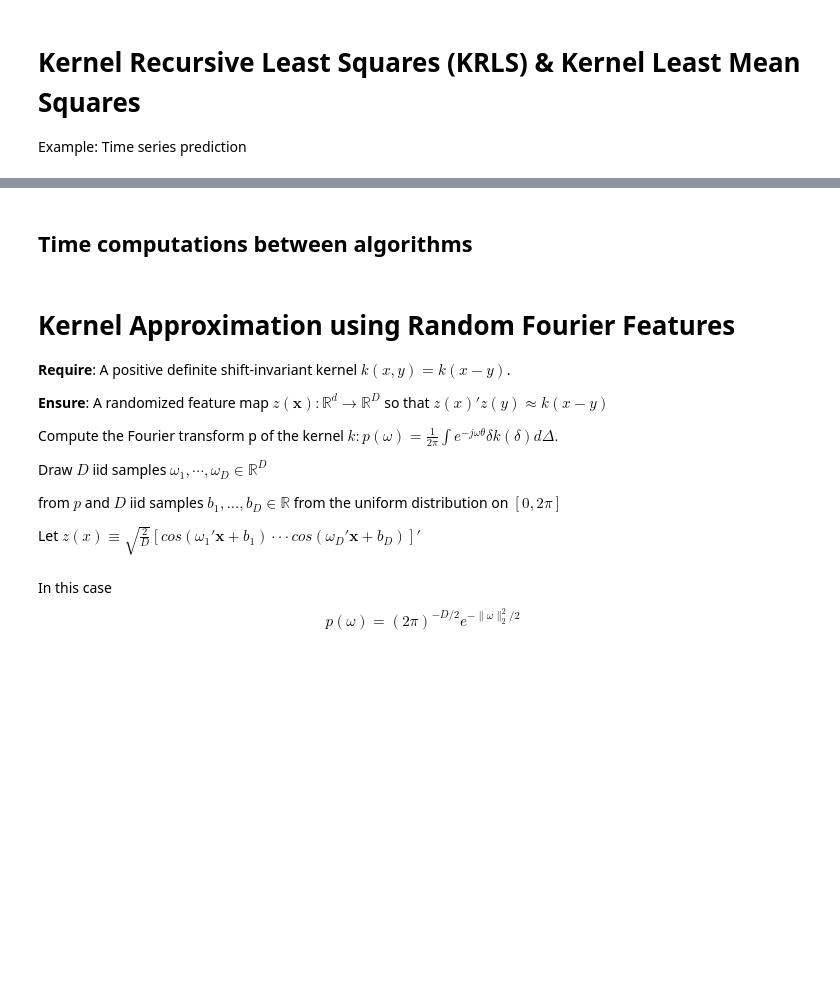
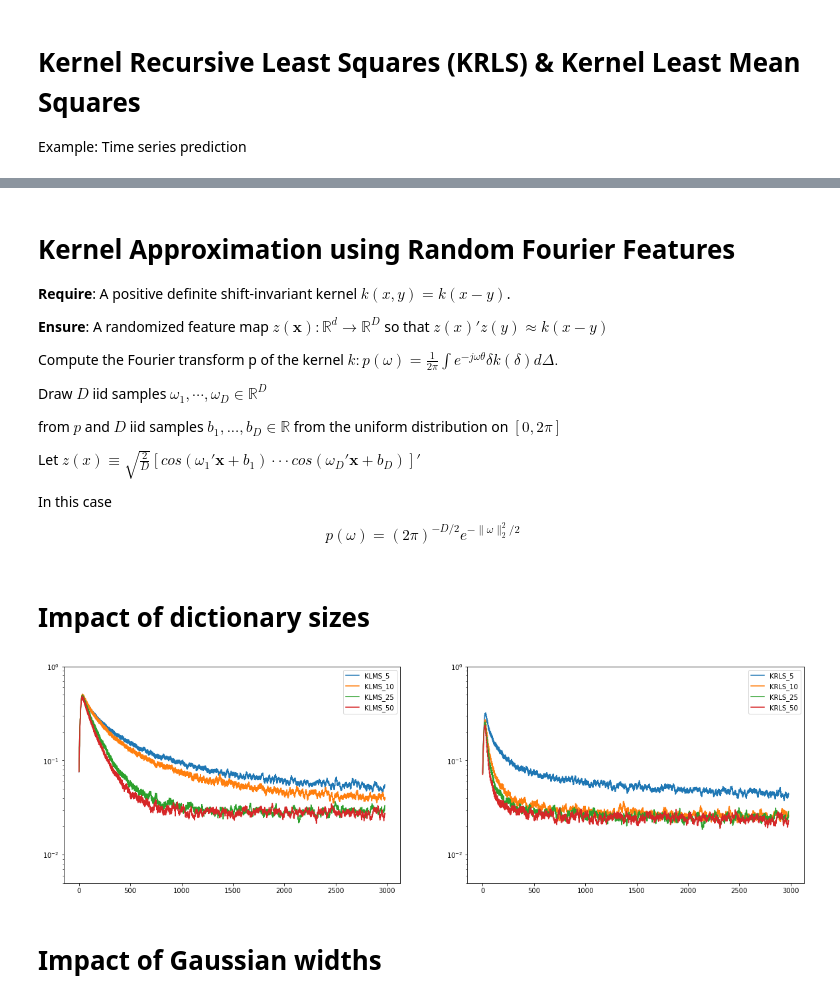
Before and after one commit to cjfelixx/machine-learning-graduate-research, a Jupyter notebook: KernelLeastSquares/kernelLeastSquares.ipynb, the cells around one changed output, grey strips where cells are left out. Saved outputs shown, nothing was run; the diff lists cells and outputs as text; code cells hidden in the pictures; blank space fills up the shorter version.

Commit message:
added data visuals

```diff
--- a/KernelLeastSquares/kernelLeastSquares.ipynb
+++ b/KernelLeastSquares/kernelLeastSquares.ipynb
@@ -105,5 +83,3 @@ plt.show()
-# %% [markdown]
-## Time computations between algorithms
 # %% [markdown]
 # Kernel Approximation using Random Fourier Features
 **Require**: A positive definite shift-invariant kernel $k(x, y) = k(x − y)$.
@@ -118,6 +94,51 @@ Draw $D$ iid samples $\omega_1, \cdots, \omega_D \in \mathbb{R}^D$
 from $p$ and $D$ iid samples $b_1, . . . , b_D \in \mathbb{R}$ from the uniform distribution on $[0,2\pi]$
 
 Let $z(x) ≡\sqrt{\frac{2}{D}}[ cos(\omega_1'\textbf{x}+b_1) ··· cos(\omega_D'\textbf{x}+b_D)]'$
+
+In this case
+$$ p(\omega) = (2\pi)^{-D/2}e^{-\|\omega\|_2^2/2}$$
-# %% [markdown]
-In this case
-$$ p(\omega) = (2\pi)^{-D/2}e^{-\|\omega\|_2^2/2}$$
+# %% [markdown]
+# Impact of dictionary sizes
+# %%
+num_experiments = 25
+# Experiment
+kernel = Kernel(3.73)
+D = [5,10,25,50]
+
+mse_KLMS_RFF_smooth = []
+mse_KRLS_RFF_smooth = []
+for i in range(len(D)):
+    mse_KLMS_RFF = np.zeros(num_data)
+    mse_KRLS_RFF = np.zeros(num_data)
+    for j in tqdm(range(num_experiments)):
+    #     print('experiment',i+1)
+        u,d,d_true = generate_data(num_data)
+
+        err_KLMS_RFF = KLMS_RFF(u,d,kernel,step_size,D[i])
+        mse_KLMS_RFF += ((np.array(d_true) - np.array(d) + err_KLMS_RFF)**2)/num_experiments
+
+        err_KRLS_RFF = KRLS_RFF(u,d,kernel,D[i])
+        mse_KRLS_RFF += ((np.array(d_true) - np.array(d) + err_KRLS_RFF)**2)/num_experiments
+
+    mse_KLMS_RFF_smooth.append(np.convolve(mse_KLMS_RFF,np.ones(20)/20,'valid'))
+    mse_KRLS_RFF_smooth.append(np.convolve(mse_KRLS_RFF,np.ones(20)/20,'valid'))
+# %%
+plt.figure(figsize=(2*10, 6))
+
+plt.subplot(1, 2, 1)
+for i in range(len(D)):
+    plt.semilogy(range(len(mse_KLMS_RFF_smooth[i])),mse_KLMS_RFF_smooth[i], label='KLMS_' + str(D[i]))
+plt.legend()
+plt.ylim([0.005,1e0])
+plt.subplot(1, 2, 2)
+for i in range(len(D)):
+    plt.semilogy(range(len(mse_KRLS_RFF_smooth[i])),mse_KRLS_RFF_smooth[i], label='KRLS_' + str(D[i]))
+plt.legend()
+plt.ylim([0.005,1e0])
+# plt.xlim([0,3000])
+
+plt.show()
+# %% [output]
+[figure, added]
+# %% [markdown]
+# Impact of Gaussian widths
```
Also changed, not shown: parts of 7 cells of this notebook, 3 other files.
